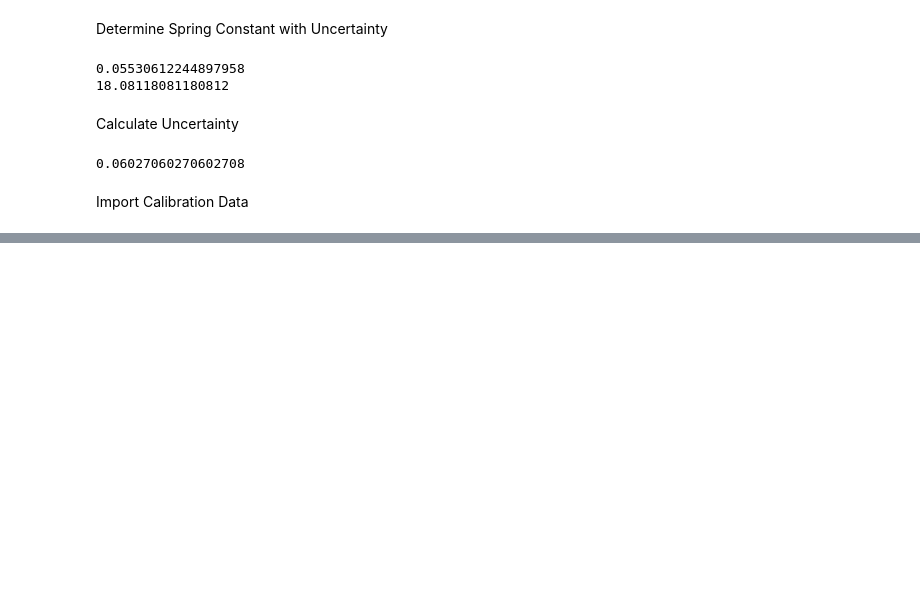
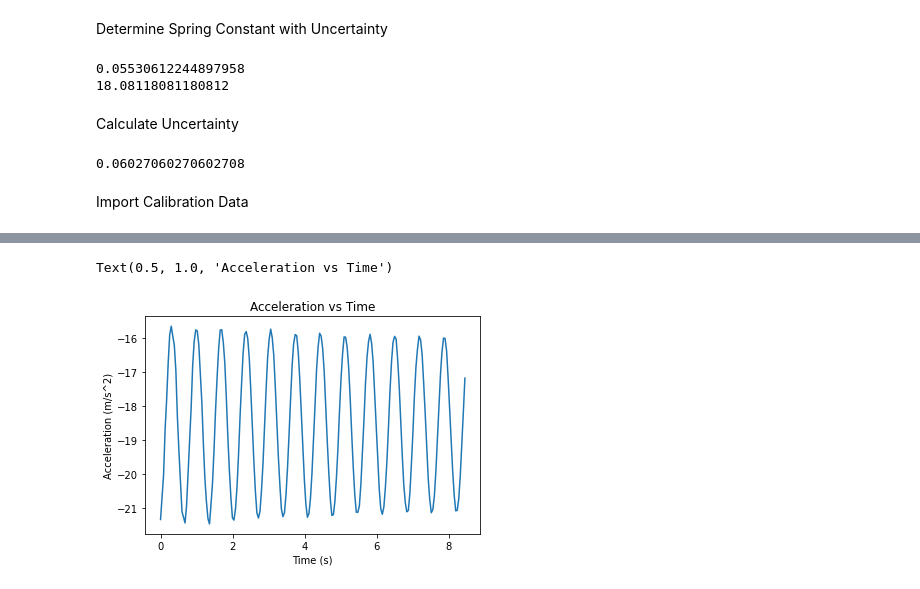
Before and after one commit to codegithubka/Physics-4AL-Gooogle-Collab-Files, a Jupyter notebook: PostLab3A.ipynb, the cells around one changed output, grey strips where cells are left out. Cells and saved outputs as stored; diff of their text form; code cells hidden in the pictures; blank space fills up the shorter version.

```diff
--- a/PostLab3A.ipynb
+++ b/PostLab3A.ipynb
@@ -151,9 +190,12 @@ plt.title('Displacement vs Time')
 # %%
 x_a = osc[:,2]
 
 relative_a = slope*x_a + intercept - 9.81
 
-plt.plot(n_time, relative_a[:])
+plt.plot(n_time, relative_a[50:250])
 plt.xlabel('Time (s)')
 plt.ylabel('Acceleration (m/s^2)')
 plt.title('Acceleration vs Time')
+# %% [output]
+Text(0.5, 1.0, 'Acceleration vs Time')
+[figure, added]
```
Also changed, not shown: parts of 11 cells of this notebook.
